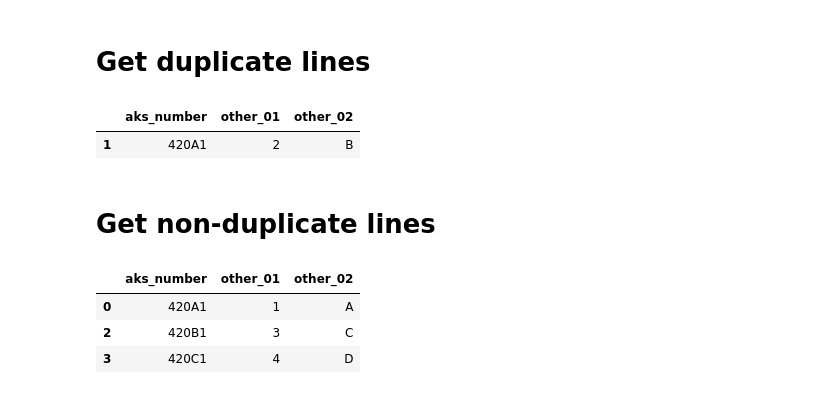
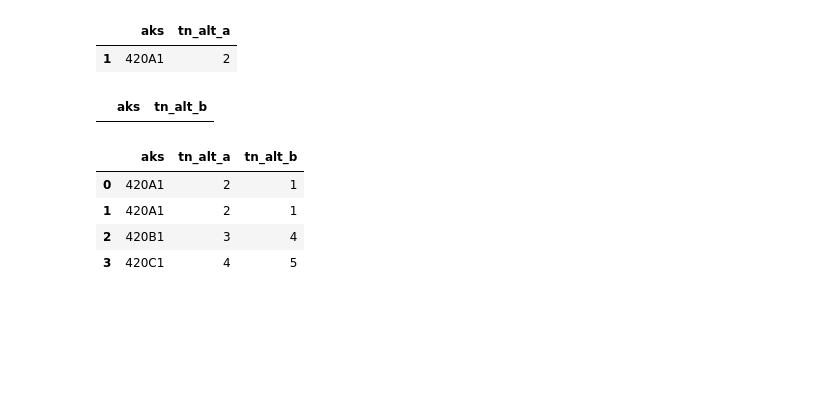
Before and after one commit to mckoh/vie-doors, a Jupyter notebook: sandbox.ipynb, the cells around one changed output. Cells and saved outputs as stored; diff of their text form; code cells hidden in the pictures; blank space fills up the shorter version.

```diff
--- a/sandbox.ipynb
+++ b/sandbox.ipynb
@@ -17,16 +1,48 @@ data
-# %% [markdown]
-# Get duplicate lines
-# %%
-data.loc[data.duplicated("aks_number")]
-# %% [output]
-|  | aks_number | other_01 | other_02 |
-| 1 | 420A1 | 2 | B |
-# %% [markdown]
-# Get non-duplicate lines
-# %%
-data.loc[~data.duplicated("aks_number")]
-# %% [output]
-|  | aks_number | other_01 | other_02 |
-| 0 | 420A1 | 1 | A |
-| 2 | 420B1 | 3 | C |
-| 3 | 420C1 | 4 | D |
+# %%
+from pandas import DataFrame, merge, concat
+
+data_a = DataFrame({
+    "aks": ["420A1", "420A1", "420B1", "420C1"],
+    "tn_alt_a": [2, 2, 3, 4],
+})
+
+data_b = DataFrame({
+    "aks": ["420A1", "420B1", "420C1"],
+    "tn_alt_b": [1, 4, 5],
+})
+
+merge = merge(left=data_a, right=data_b, how="left", on="aks")
+# %%
+data_a[data_a["aks"].duplicated()]
+# %% [output]
+|  | aks | tn_alt_a |
+| 1 | 420A1 | 2 |
+# %%
+data_b[data_b["aks"].duplicated()]
+# %% [output]
+|  | aks | tn_alt_b |
+# %%
+
+for i, aks in enumerate(merge.aks.unique()):
+    merge_sub = merge.loc[merge.aks==aks]
+
+    if len(merge_sub)>1:
+        consolidated = merge_sub.loc[merge_sub.tn_alt_a==merge_sub.tn_alt_b]
+        if len(consolidated) == 0:
+            consolidated = merge_sub
+    else:
+        consolidated = merge_sub
+
+
+    if i == 0:
+        new_merge = consolidated
+    else:
+        new_merge = concat([new_merge, consolidated])
+# %%
+new_merge
+# %% [output]
+|  | aks | tn_alt_a | tn_alt_b |
+| 0 | 420A1 | 2 | 1 |
+| 1 | 420A1 | 2 | 1 |
+| 2 | 420B1 | 3 | 4 |
+| 3 | 420C1 | 4 | 5 |
```
Also changed, not shown: parts of 2 cells of this notebook, 2 other files.
